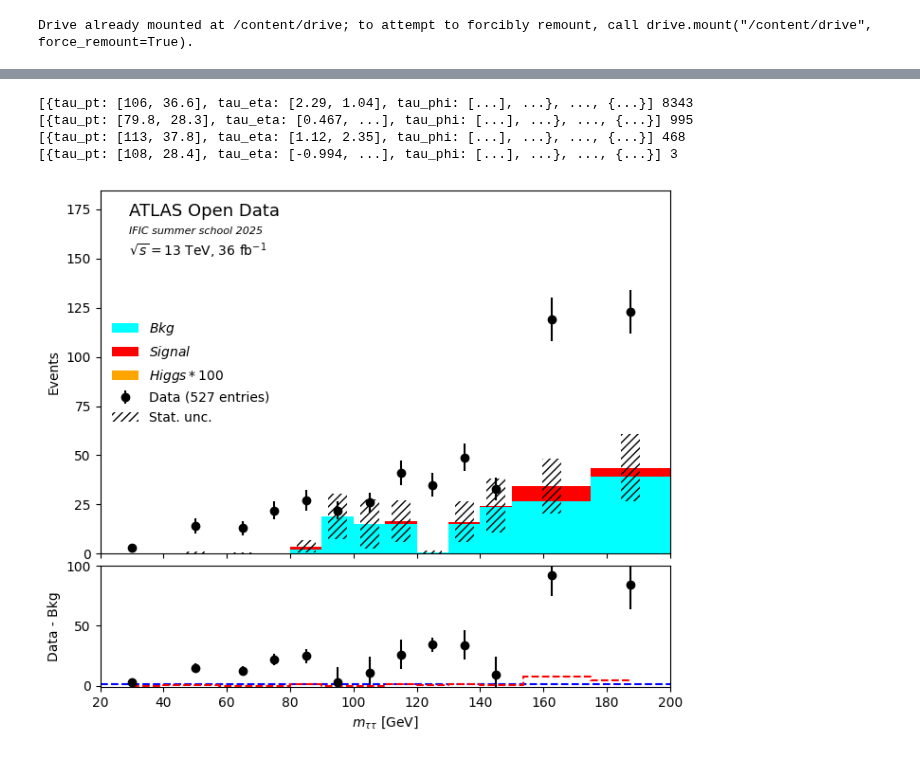
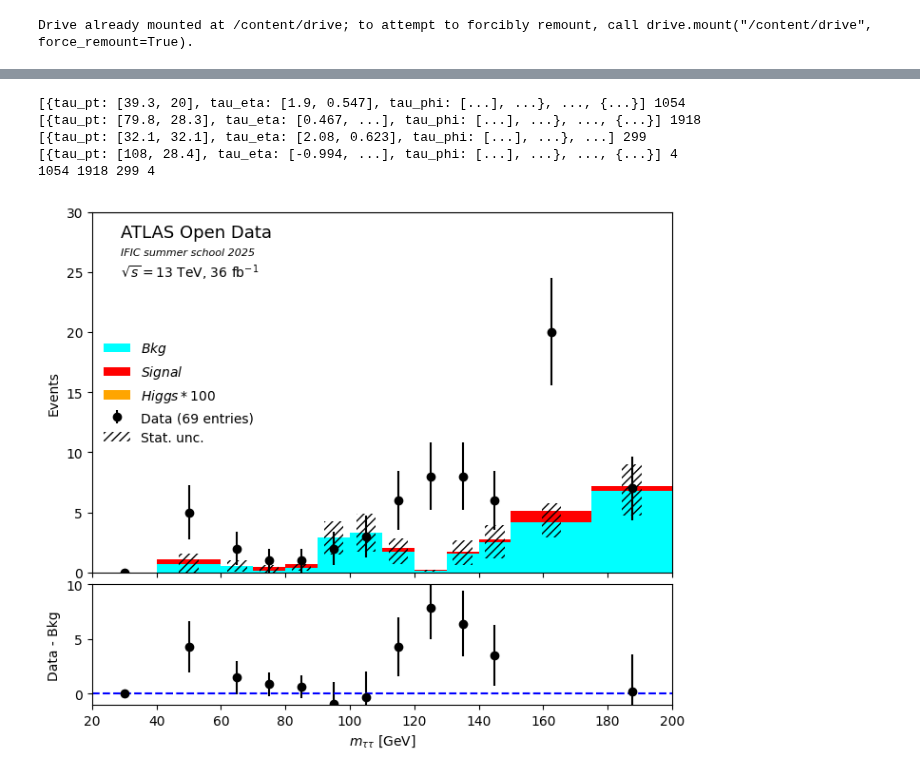
Before and after one commit to M0V1/IFIC-SummerSchool-2025, a Jupyter notebook: Htotautau.ipynb, the cells around one changed output, grey strips where cells are left out. Saved outputs shown, nothing was run; the diff lists cells and outputs as text; code cells hidden in the pictures.

```diff
--- a/Htotautau.ipynb
+++ b/Htotautau.ipynb
@@ -108,7 +109,7 @@ def cut_eta(tau_eta):
 def cut_leading_jet(jet_pt):
     return ak.sum(jet_pt > 40, axis=1) >= 1
 def cut_tau_pt(tau_pt):
-    return ak.sum(tau_pt > 25, axis=1) >= 2
+    return ak.sum(tau_pt > 25, axis=1) >= 1
 def cut_tau_charge(tau_charge):
     return ak.sum(tau_charge, axis=1) == 0
 # %%
@@ -220,23 +221,12 @@ def process_file(file_path, tree_name, loop):
         data = data[cut_tau_charge(data.tau_charge)]
         #data = data[cut_dR(data.tau_eta, data.tau_phi)]
         #data = data[Matched_cut(data.lep_isTrigMatched)]
-        mask_dr = ak.num(data.tau_eta) >= 2
-        DeltaR_full = ak.full_like(ak.num(data.tau_eta), np.nan, dtype=np.float64)
 
-        eta1 = data.tau_eta[mask_dr][:, 0]
-        eta2 = data.tau_eta[mask_dr][:, 1]
-        phi1 = data.tau_phi[mask_dr][:, 0]
-        phi2 = data.tau_phi[mask_dr][:, 1]
-        DeltaR_values = delta_r(eta1, phi1, eta2, phi2)
-        DeltaR_full = ak.where(mask_dr, DeltaR_values, DeltaR_full)
 
-       # data['Inv_mass'] = Hmass(data.tau_e, data.tau_pt, data.tau_eta, data.tau_phi) #invariant
+        #data['Inv_mass'] = Hmass(data.tau_e, data.tau_pt, data.tau_eta, data.tau_phi) #invariant
         data['Inv_mass'] = collinear_mass(data.tau_pt, data.tau_phi,data.tau_eta,data.tau_e, data.met, data.met_phi) #colinear approx
-        data['DeltaR'] = DeltaR_full
         if 'data' not in tree_name:
                 data['Weight'] = calc_weight(data)
-        else:
-                data['Weight'] = ak.ones_like(data['met'])
         #data['Weight'] = calc_weight(data)
         sample_data.append(data)
 
@@ -337,4 +333,5 @@ Error in file /content/drive/MyDrive/Colab Notebooks/ODEO_FEB2025_v0_2J2LMET30_d
 # %%
+
 print(data_data, len(data_data))
 print(bkg_data, len(bkg_data))
 print(signal_data, len(signal_data))
@@ -342,7 +339,7 @@ print(higgs_data, len(higgs_data))
 def plot_data(bkg, signal,higgs, data, fit=True):
     xmin, xmax, step_size = 20, 200, 6
     #bin_edges = np.arange(xmin, xmax + step_size, step_size)
-    bin_edges = np.array([20, 40, 60, 70, 80,90, 100,110, 120, 130,140, 150, 175, 200])
+    bin_edges = np.array([20, 40, 60, 70, 80,90, 100,110, 120, 130,140, 150, 175,200])
     bin_centres = (bin_edges[:-1] + bin_edges[1:]) / 2
 
 
@@ -351,6 +348,7 @@ def plot_data(bkg, signal,higgs, data, fit=True):
 
 
     bkg_y, _ = np.histogram(bkg['Inv_mass'], bins=bin_edges, weights=bkg['Weight'])
+    print(len(data['Inv_mass']),len(bkg['Inv_mass']), len(signal['Inv_mass']), len(higgs['Inv_mass']))
     signal_y, _ = np.histogram(signal['Inv_mass'], bins=bin_edges, weights=signal['Weight'])
     higgs_y, _ = np.histogram(higgs['Inv_mass'], bins=bin_edges, weights=higgs['Weight'])
 
@@ -361,7 +359,7 @@ def plot_data(bkg, signal,higgs, data, fit=True):
     total_mc_err = np.sqrt(
         np.histogram(bkg['Inv_mass'], bins=bin_edges, weights=bkg['Weight']**2)[0] +
         np.histogram(signal['Inv_mass'], bins=bin_edges, weights=signal['Weight']**2)[0] +
-        np.histogram(higgs['Inv_mass'], bins=bin_edges, weights=higgs_data['Weight']**2)[0]
+        np.histogram(higgs['Inv_mass'], bins=bin_edges, weights=higgs['Weight']**2)[0]
     )
 
     fig, (main_ax, ratio_ax) = plt.subplots(2, 1, figsize=(7, 6), gridspec_kw={'height_ratios': [3, 1]}, sharex=True)
@@ -371,48 +369,49 @@ def plot_data(bkg, signal,higgs, data, fit=True):
 
     main_ax.hist(  [bkg['Inv_mass'], signal['Inv_mass'], higgs['Inv_mass']],
                  bins=bin_edges,
-                 weights= [bkg['Weight'], signal['Weight'], higgs['Weight']*100],
+                 weights= [bkg['Weight'], signal['Weight']*5, higgs['Weight']*100],
                  stacked=True,
                  color=['cyan', 'red', 'orange'],
                  label=[r'$Bkg$', r'$Signal$', r'$Higgs *100$'])
 
 
     main_ax.bar(bin_centres, 2 * total_mc_err, alpha=0.5, bottom=total_mc - total_mc_err,
                 color='none', hatch="////", width=step_size, label='Stat. unc.')
 
     main_ax.set_xlim(xmin, xmax)
     main_ax.set_ylim(0, max(max(data_y), max(total_mc)) * 1.5)
     main_ax.set_ylabel("Events")
     main_ax.text(0.05, 0.93, 'ATLAS Open Data', transform=main_ax.transAxes, fontsize=13)
     main_ax.text(0.05, 0.88, 'IFIC summer school 2025', transform=main_ax.transAxes, style='italic', fontsize=8)
     main_ax.text(0.05, 0.82, r'$\sqrt{s}=13$ TeV, 36 fb$^{-1}$', transform=main_ax.transAxes)
     main_ax.legend(frameon=False)
 
 
     #ratio = data_y / total_mc
     ratio = data_y -bkg_y
     ratio_err =  np.sqrt(data_yerr**2+np.histogram(bkg['Inv_mass'], bins=bin_edges, weights=bkg['Weight']**2)[0])
 
     ratio_ax.errorbar(bin_centres, ratio, yerr=ratio_err, fmt='ko')
-    ratio_ax.axhline(1, color='blue', linestyle='--')
-    ratio_ax.step(bin_centres, signal_y, where='mid', color='red', linestyle='--', label='Signal MC')
+    ratio_ax.axhline(0, color='blue', linestyle='--')
+    #ratio_ax.step(bin_centres, signal_y, where='mid', color='red', linestyle='--', label='Signal MC')
 
     ratio_ax.set_ylabel("Data - Bkg")
-    ratio_ax.set_ylim(-1, 100)
+    ratio_ax.set_ylim(-1, 10)
     ratio_ax.set_xlabel(r"$m_{\tau\tau}$ [GeV]")
 
     plt.tight_layout()
     plt.subplots_adjust(hspace=0.05)
     plt.show()
 
 
 plot_data(bkg_data, signal_data,higgs_data, data_data)
 # %% [output]
-[{tau_pt: [106, 36.6], tau_eta: [2.29, 1.04], tau_phi: [...], ...}, ..., {...}] 8343
-[{tau_pt: [79.8, 28.3], tau_eta: [0.467, ...], tau_phi: [...], ...}, ..., {...}] 995
-[{tau_pt: [113, 37.8], tau_eta: [1.12, 2.35], tau_phi: [...], ...}, ..., {...}] 468
-[{tau_pt: [108, 28.4], tau_eta: [-0.994, ...], tau_phi: [...], ...}, ..., {...}] 3
+[{tau_pt: [39.3, 20], tau_eta: [1.9, 0.547], tau_phi: [...], ...}, ..., {...}] 1054
+[{tau_pt: [79.8, 28.3], tau_eta: [0.467, ...], tau_phi: [...], ...}, ..., {...}] 1918
+[{tau_pt: [32.1, 32.1], tau_eta: [2.08, 0.623], tau_phi: [...], ...}, ...] 299
+[{tau_pt: [108, 28.4], tau_eta: [-0.994, ...], tau_phi: [...], ...}, ..., {...}] 4
+1054 1918 299 4
-[figure, old version]
+[figure, new version]
 # %%
 import numpy as np
 import matplotlib.pyplot as plt
```
Also changed, not shown: parts of 5 cells of this notebook.
